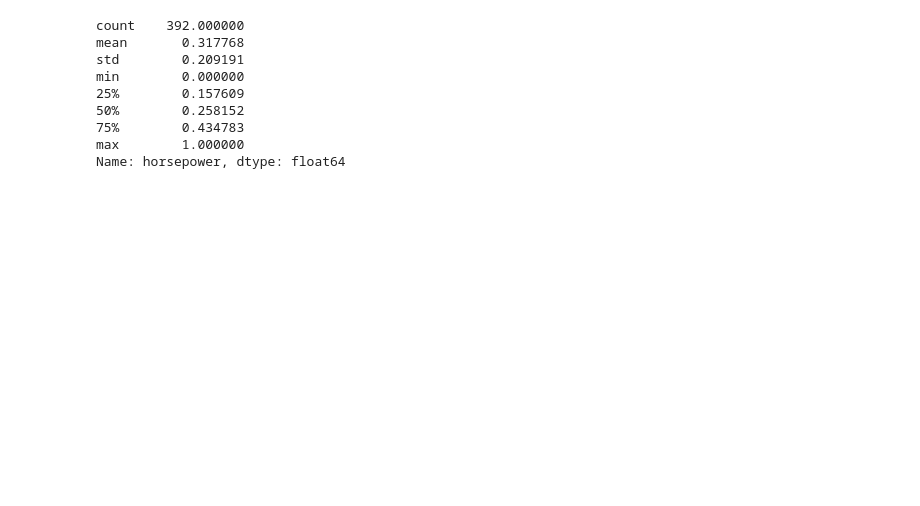
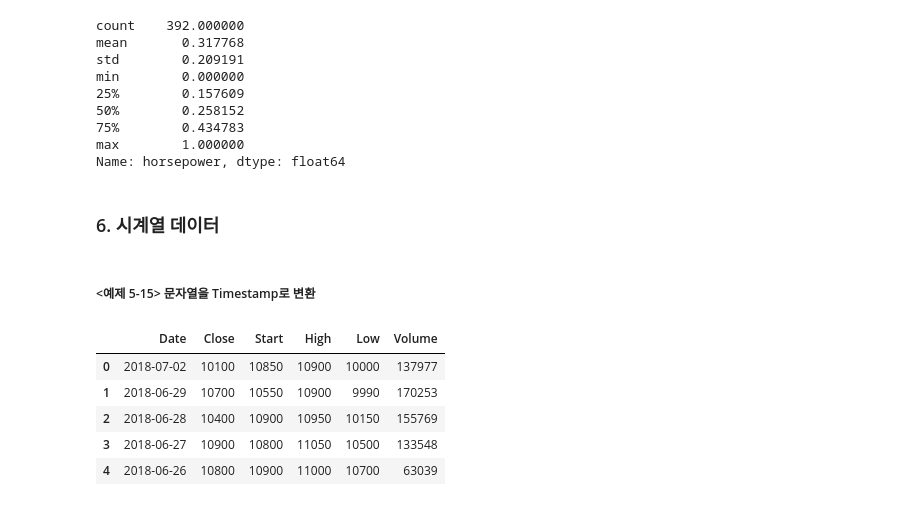
Before and after one commit to heeju0/BOOK_python-ml-pandas-data-analytics, a Jupyter notebook: part 5_데이터 사전 처리.ipynb, the cells around one changed output. Cells and saved outputs as stored; diff of their text form; code cells hidden in the pictures; blank space fills up the shorter version.

```diff
--- a/part 5_데이터 사전 처리.ipynb
+++ b/part 5_데이터 사전 처리.ipynb
@@ -378,3 +378,7 @@ min        0.000000
 75%        0.434783
 max        1.000000
 Name: horsepower, dtype: float64
+# %% [markdown]
+### 6. 시계열 데이터
+# %% [markdown]
+##### <예제 5-15> 문자열을 Timestamp로 변환
@@ -380,0 +387,10 @@ Name: horsepower, dtype: float64
+# %%
+df = pd.read_csv('part5/stock-data.csv')
+df.head()
+# %% [output]
+|  | Date | Close | Start | High | Low | Volume |
+| 0 | 2018-07-02 | 10100 | 10850 | 10900 | 10000 | 137977 |
+| 1 | 2018-06-29 | 10700 | 10550 | 10900 | 9990 | 170253 |
+| 2 | 2018-06-28 | 10400 | 10900 | 10950 | 10150 | 155769 |
+| 3 | 2018-06-27 | 10900 | 10800 | 11050 | 10500 | 133548 |
+| 4 | 2018-06-26 | 10800 | 10900 | 11000 | 10700 | 63039 |
```
Also changed, not shown: parts of 27 cells of this notebook, 1 other file.
